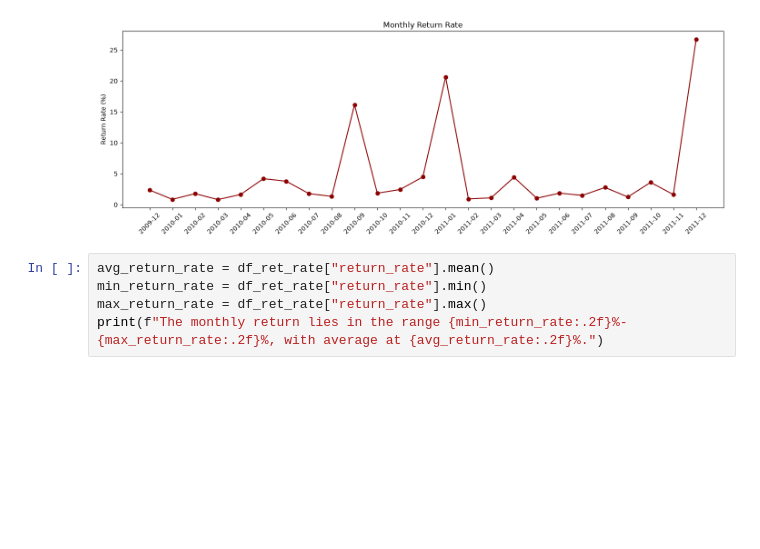
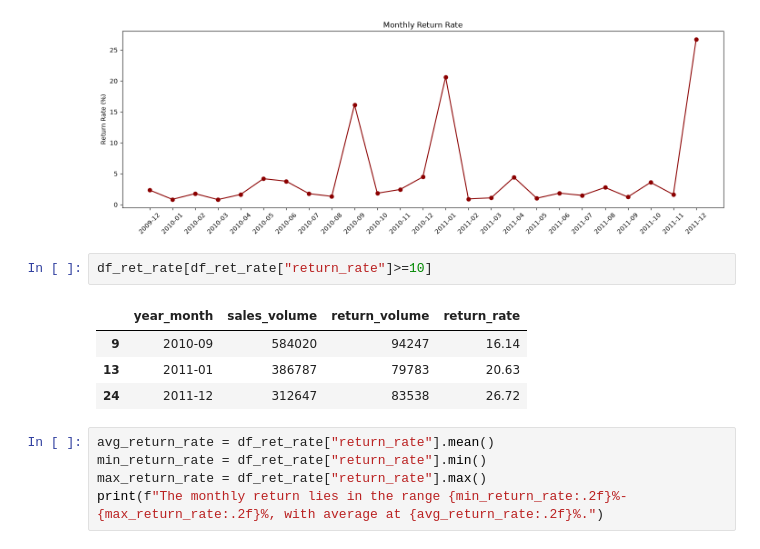
Before and after one commit to Sara-Munafo/retail-sales-analysis, a Jupyter notebook: notebooks/02_analysis.ipynb, the cells around one changed output. Cells and saved outputs as stored; diff of their text form; blank space fills up the shorter version.

```diff
--- a/notebooks/02_analysis.ipynb
+++ b/notebooks/02_analysis.ipynb
@@ -434,6 +437,13 @@ plt.tight_layout()
 plt.show()
 # %% [output]
 [figure]
+# %%
+df_ret_rate[df_ret_rate["return_rate"]>=10]
+# %% [output]
+|  | year_month | sales_volume | return_volume | return_rate |
+| 9 | 2010-09 | 584020 | 94247 | 16.14 |
+| 13 | 2011-01 | 386787 | 79783 | 20.63 |
+| 24 | 2011-12 | 312647 | 83538 | 26.72 |
 # %%
 avg_return_rate = df_ret_rate["return_rate"].mean()
 min_return_rate = df_ret_rate["return_rate"].min()
```
Also changed, not shown: parts of 9 cells of this notebook, 1 other file.
